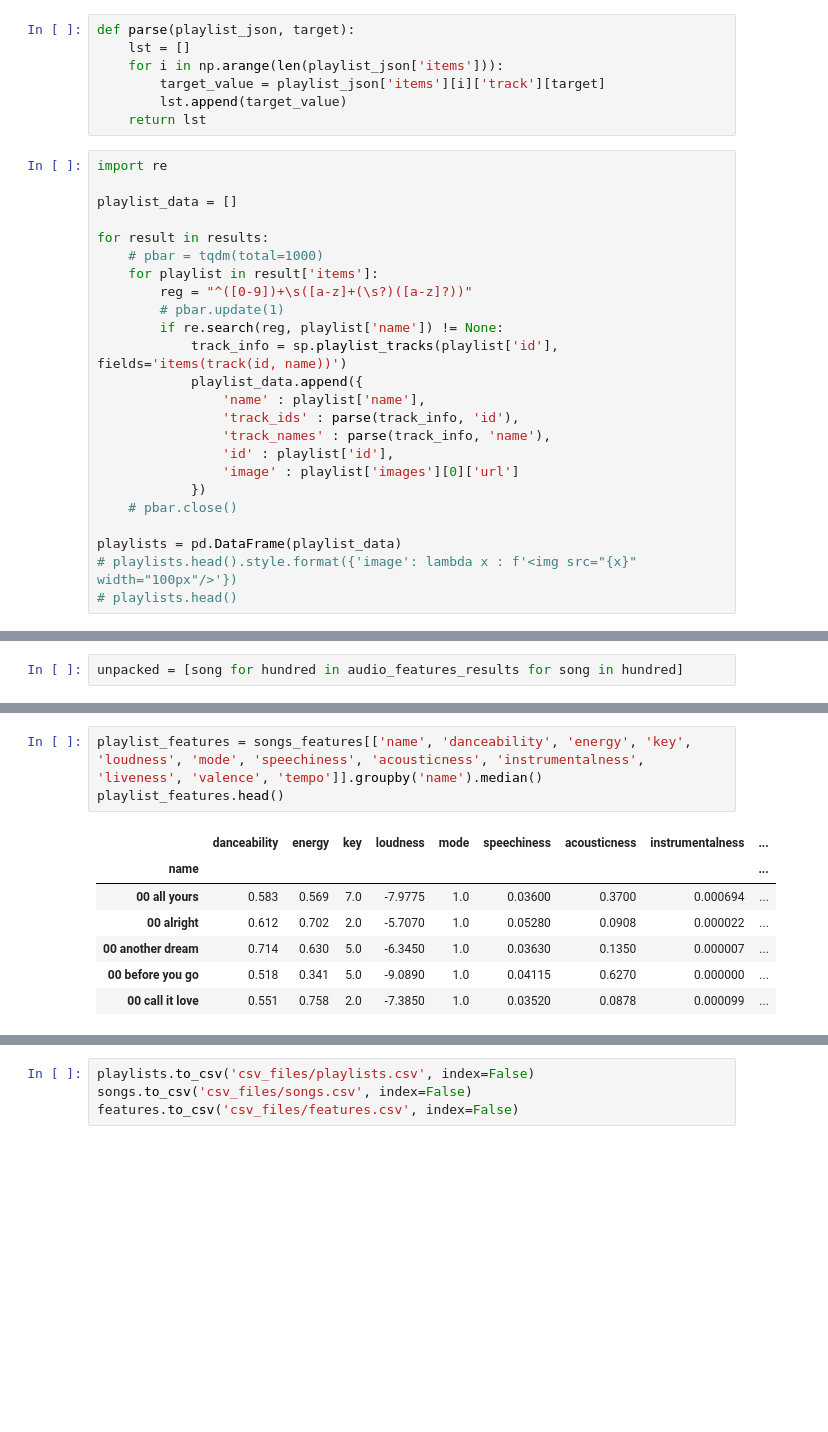
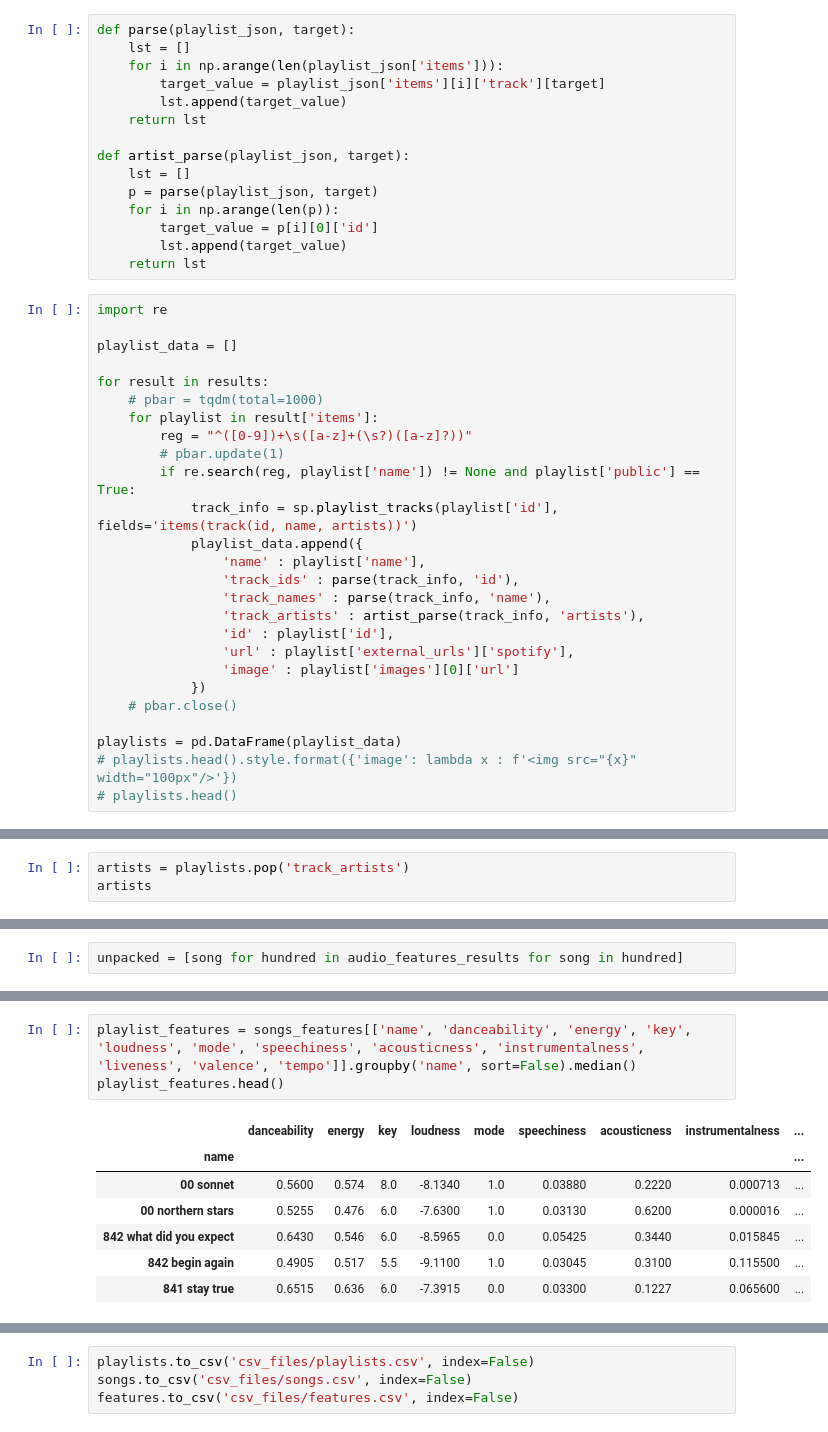
Before and after one commit to nightrainlily/turntable, a Jupyter notebook: api.ipynb, the cells around one changed output, grey strips where cells are left out. Cells and saved outputs as stored; diff of their text form; blank space fills up the shorter version.

```diff
--- a/api.ipynb
+++ b/api.ipynb
@@ -69,6 +69,14 @@ def parse(playlist_json, target):
         target_value = playlist_json['items'][i]['track'][target]
         lst.append(target_value)
     return lst
+
+def artist_parse(playlist_json, target):
+    lst = []
+    p = parse(playlist_json, target)
+    for i in np.arange(len(p)):
+        target_value = p[i][0]['id']
+        lst.append(target_value)
+    return lst
 # %%
 import re
 
@@ -79,13 +87,15 @@ for result in results:
     for playlist in result['items']:
         reg = "^([0-9])+\s([a-z]+(\s?)([a-z]?))"
         # pbar.update(1)
-        if re.search(reg, playlist['name']) != None:
-            track_info = sp.playlist_tracks(playlist['id'], fields='items(track(id, name))')
+        if re.search(reg, playlist['name']) != None and playlist['public'] == True:
+            track_info = sp.playlist_tracks(playlist['id'], fields='items(track(id, name, artists))')
             playlist_data.append({
                 'name' : playlist['name'],
                 'track_ids' : parse(track_info, 'id'),
                 'track_names' : parse(track_info, 'name'),
+                'track_artists' : artist_parse(track_info, 'artists'),
                 'id' : playlist['id'],
+                'url' : playlist['external_urls']['spotify'],
                 'image' : playlist['images'][0]['url']
             })
     # pbar.close()
@@ -121,0 +132,3 @@ playlists.head()
+# %%
+artists = playlists.pop('track_artists')
+artists
@@ -237,11 +261,11 @@ songs_features.head()
 # %%
-playlist_features = songs_features[['name', 'danceability', 'energy', 'key', 'loudness', 'mode', 'speechiness', 'acousticness', 'instrumentalness', 'liveness', 'valence', 'tempo']].groupby('name').median()
+playlist_features = songs_features[['name', 'danceability', 'energy', 'key', 'loudness', 'mode', 'speechiness', 'acousticness', 'instrumentalness', 'liveness', 'valence', 'tempo']].groupby('name', sort=False).median()
 playlist_features.head()
 # %% [output]
 |  | danceability | energy | key | loudness | mode | speechiness | acousticness | instrumentalness | ... |
 | name |  |  |  |  |  |  |  |  | ... |
-| 00 all yours | 0.583 | 0.569 | 7.0 | -7.9775 | 1.0 | 0.03600 | 0.3700 | 0.000694 | ... |
-| 00 alright | 0.612 | 0.702 | 2.0 | -5.7070 | 1.0 | 0.05280 | 0.0908 | 0.000022 | ... |
-| 00 another dream | 0.714 | 0.630 | 5.0 | -6.3450 | 1.0 | 0.03630 | 0.1350 | 0.000007 | ... |
-| 00 before you go | 0.518 | 0.341 | 5.0 | -9.0890 | 1.0 | 0.04115 | 0.6270 | 0.000000 | ... |
-| 00 call it love | 0.551 | 0.758 | 2.0 | -7.3850 | 1.0 | 0.03520 | 0.0878 | 0.000099 | ... |
+| 00 sonnet | 0.5600 | 0.574 | 8.0 | -8.1340 | 1.0 | 0.03880 | 0.2220 | 0.000713 | ... |
+| 00 northern stars | 0.5255 | 0.476 | 6.0 | -7.6300 | 1.0 | 0.03130 | 0.6200 | 0.000016 | ... |
+| 842 what did you expect | 0.6430 | 0.546 | 6.0 | -8.5965 | 0.0 | 0.05425 | 0.3440 | 0.015845 | ... |
+| 842 begin again | 0.4905 | 0.517 | 5.5 | -9.1100 | 1.0 | 0.03045 | 0.3100 | 0.115500 | ... |
+| 841 stay true | 0.6515 | 0.636 | 6.0 | -7.3915 | 0.0 | 0.03300 | 0.1227 | 0.065600 | ... |
```
Also changed, not shown: parts of 21 cells of this notebook, 7 other files.
